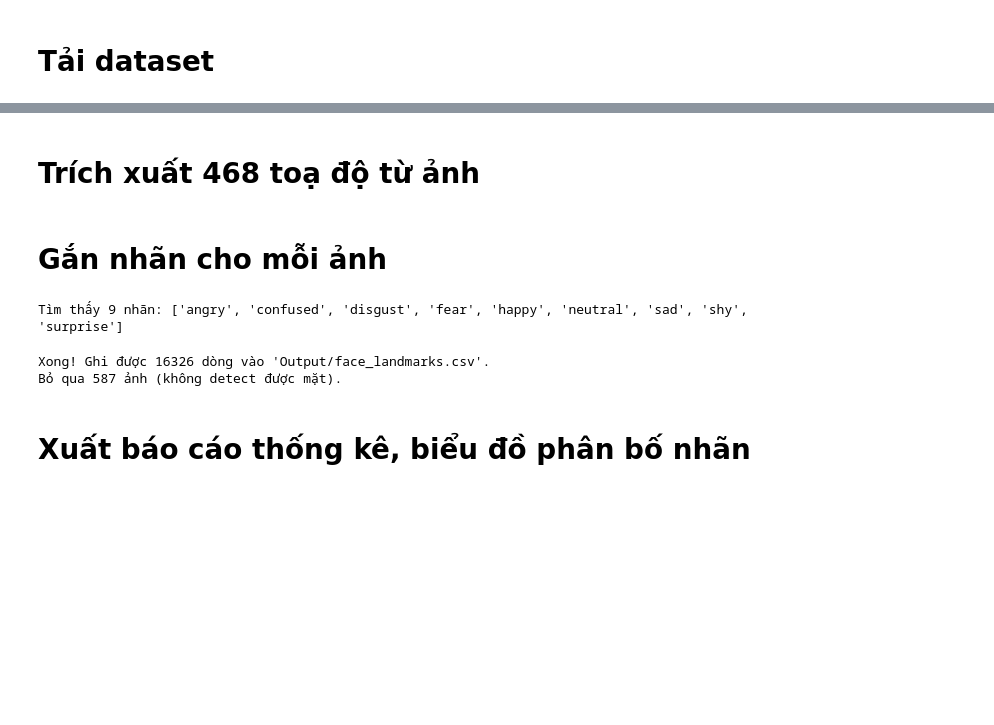
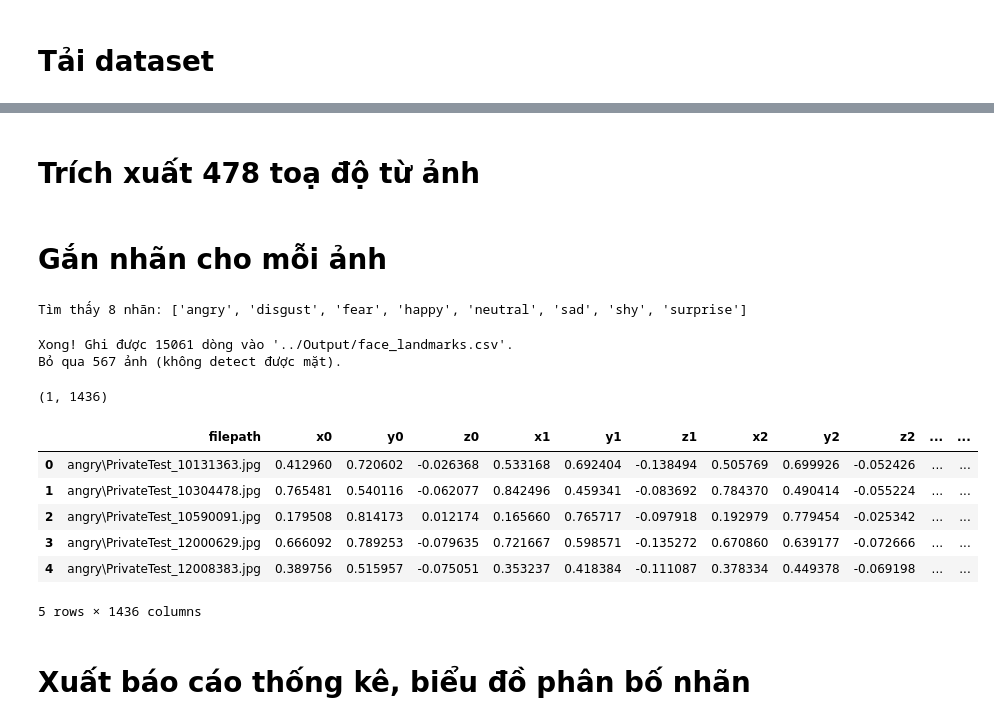
Before and after one commit to giabaonguyen0207/yolov10-mediapipe-gesture-emotion, a Jupyter notebook: Source/Data_to_csv.ipynb, the cells around one changed output, grey strips where cells are left out. Cells and saved outputs as stored; diff of their text form; code cells hidden in the pictures; blank space fills up the shorter version.

Commit message:
feat: bỏ qua folder confused

```diff
--- a/Source/Data_to_csv.ipynb
+++ b/Source/Data_to_csv.ipynb
@@ -12,11 +12,11 @@ import matplotlib.pyplot as plt
 # %%
 # !kaggle datasets download -d furcifer/fane-facial-expressions-and-emotion-dataset -p ./Dts/ --unzip
 # %%
-DATASET_DIR = "Dts/fane_data"
-OUTPUT_CSV = "Output/face_landmarks.csv"
+DATASET_DIR = "../Dts/fane_data"
+OUTPUT_CSV = "../Output/face_landmarks.csv"
 IMAGE_EXTENSIONS = (".jpg", ".jpeg", ".png")
 
 mp_face_mesh = mp.solutions.face_mesh
 
-NUM_LANDMARKS = 468
+NUM_LANDMARKS = 478
 # %% [markdown]
@@ -29,6 +29,6 @@ def danhsotoado():
     header.append("label")
     return header
 # %% [markdown]
-# Trích xuất 468 toạ độ từ ảnh
+# Trích xuất 478 toạ độ từ ảnh
 # %%
 def trich_xuat_toa_do_tu_anh(face_mesh, image_path):
@@ -95,6 +95,7 @@ with mp_face_mesh.FaceMesh(
     labels = sorted(
         d for d in os.listdir(DATASET_DIR)
         if os.path.isdir(os.path.join(DATASET_DIR, d))
+        if d.lower() != "confused"
     )
     print(f"Tìm thấy {len(labels)} nhãn: {labels}")
     count =0
@@ -122,9 +123,25 @@ with mp_face_mesh.FaceMesh(
 print(f"\nXong! Ghi được {rows_written} dòng vào '{OUTPUT_CSV}'.")
 print(f"Bỏ qua {rows_skipped} ảnh (không detect được mặt).")
 # %% [output]
-Tìm thấy 9 nhãn: ['angry', 'confused', 'disgust', 'fear', 'happy', 'neutral', 'sad', 'shy', 'surprise']
+Tìm thấy 8 nhãn: ['angry', 'disgust', 'fear', 'happy', 'neutral', 'sad', 'shy', 'surprise']
-Xong! Ghi được 16326 dòng vào 'Output/face_landmarks.csv'.
-Bỏ qua 587 ảnh (không detect được mặt).
+Xong! Ghi được 15061 dòng vào '../Output/face_landmarks.csv'.
+Bỏ qua 567 ảnh (không detect được mặt).
+# %%
+import pandas as pd
+
+df = pd.read_csv(OUTPUT_CSV)
+
+print(df.head(1).shape)
+display(df.head())
+# %% [output]
+(1, 1436)
+|  | filepath | x0 | y0 | z0 | x1 | y1 | z1 | x2 | y2 | z2 | ... | ... |
+| 0 | angry\PrivateTest_10131363.jpg | 0.412960 | 0.720602 | -0.026368 | 0.533168 | 0.692404 | -0.138494 | 0.505769 | 0.699926 | -0.052426 | ... | ... |
+| 1 | angry\PrivateTest_10304478.jpg | 0.765481 | 0.540116 | -0.062077 | 0.842496 | 0.459341 | -0.083692 | 0.784370 | 0.490414 | -0.055224 | ... | ... |
+| 2 | angry\PrivateTest_10590091.jpg | 0.179508 | 0.814173 | 0.012174 | 0.165660 | 0.765717 | -0.097918 | 0.192979 | 0.779454 | -0.025342 | ... | ... |
+| 3 | angry\PrivateTest_12000629.jpg | 0.666092 | 0.789253 | -0.079635 | 0.721667 | 0.598571 | -0.135272 | 0.670860 | 0.639177 | -0.072666 | ... | ... |
+| 4 | angry\PrivateTest_12008383.jpg | 0.389756 | 0.515957 | -0.075051 | 0.353237 | 0.418384 | -0.111087 | 0.378334 | 0.449378 | -0.069198 | ... | ... |
+5 rows × 1436 columns
 # %% [markdown]
 # Xuất báo cáo thống kê, biểu đồ phân bố nhãn
 # %%
```
Also changed, not shown: parts of 4 cells of this notebook.
